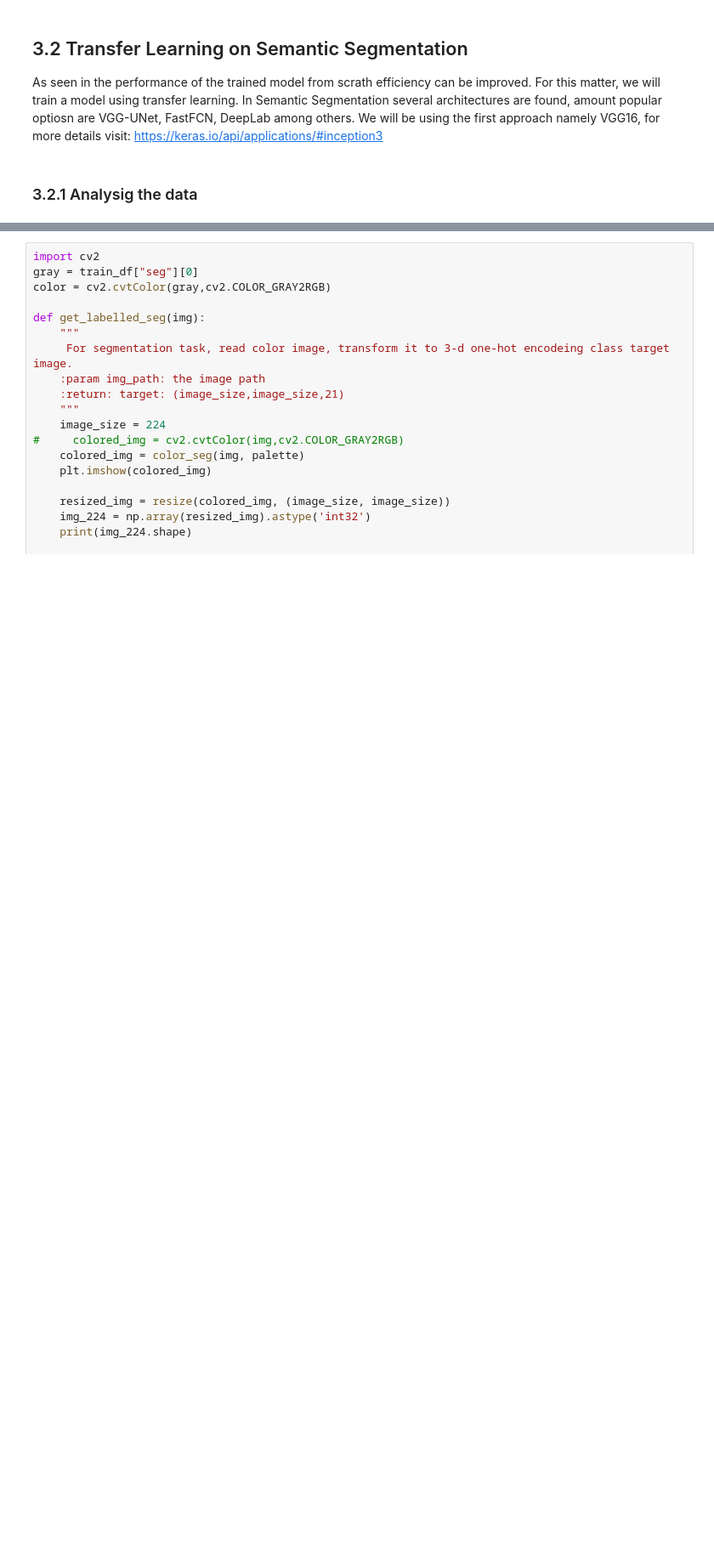
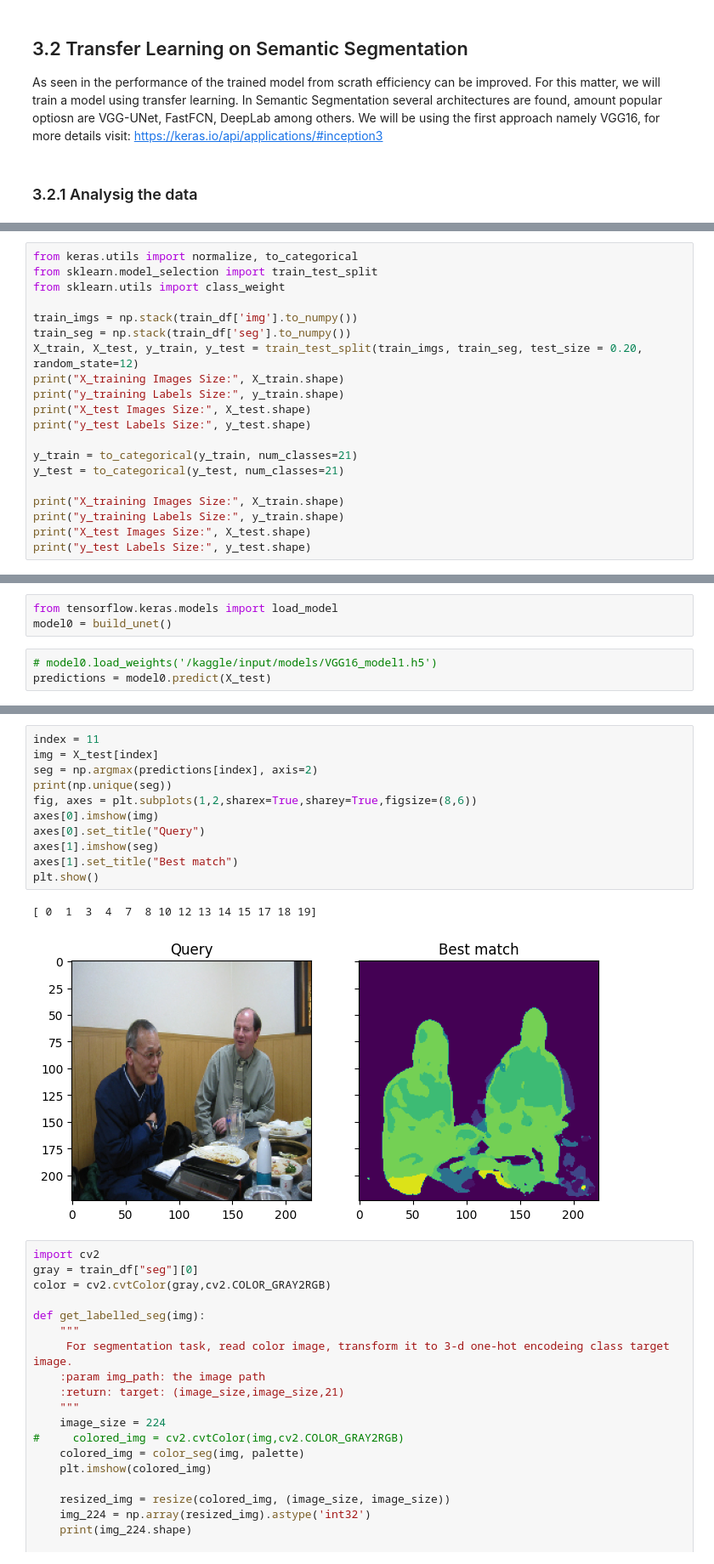
Before and after one commit to danilotpnta/ComputerVission, a Jupyter notebook: cv-ga2-v2.ipynb, the cells around one changed output, grey strips where cells are left out. Shown at 85% size. Saved outputs shown, nothing was run; the diff lists cells and outputs as text; blank space fills up the shorter version.

Commit message:
Kaggle Notebook | cv-ga2_v2 | Version 5

```diff
--- a/cv-ga2-v2.ipynb
+++ b/cv-ga2-v2.ipynb
@@ -268,0 +240,20 @@ def plot_img_seg(original_img, real_label, predicted_label=None):
+# %%
+from keras.utils import normalize, to_categorical
+from sklearn.model_selection import train_test_split
+from sklearn.utils import class_weight
+
+train_imgs = np.stack(train_df['img'].to_numpy())
+train_seg = np.stack(train_df['seg'].to_numpy())
+X_train, X_test, y_train, y_test = train_test_split(train_imgs, train_seg, test_size = 0.20,  random_state=12)
+print("X_training Images Size:", X_train.shape)
+print("y_training Labels Size:", y_train.shape)
+print("X_test Images Size:", X_test.shape)
+print("y_test Labels Size:", y_test.shape)
+
+y_train = to_categorical(y_train, num_classes=21)
+y_test = to_categorical(y_test, num_classes=21)
+
+print("X_training Images Size:", X_train.shape)
+print("y_training Labels Size:", y_train.shape)
+print("X_test Images Size:", X_test.shape)
+print("y_test Labels Size:", y_test.shape)
@@ -268,0 +385,6 @@ def plot_img_seg(original_img, real_label, predicted_label=None):
+# %%
+from tensorflow.keras.models import load_model
+model0 = build_unet()
+# %%
+# model0.load_weights('/kaggle/input/models/VGG16_model1.h5')
+predictions = model0.predict(X_test)
@@ -269,3 +393,17 @@ def plot_img_seg(original_img, real_label, predicted_label=None):
+# %%
+index = 11
+img = X_test[index]
+seg = np.argmax(predictions[index], axis=2)
+print(np.unique(seg))
+fig, axes = plt.subplots(1,2,sharex=True,sharey=True,figsize=(8,6))
+axes[0].imshow(img)
+axes[0].set_title("Query")
+axes[1].imshow(seg)
+axes[1].set_title("Best match")
+plt.show()
+# %% [output]
+[ 0  1  3  4  7  8 10 12 13 14 15 17 18 19]
+[figure, added]
 # %%
 import cv2
 gray = train_df["seg"][0]
```
Also changed, not shown: parts of 35 cells of this notebook.
